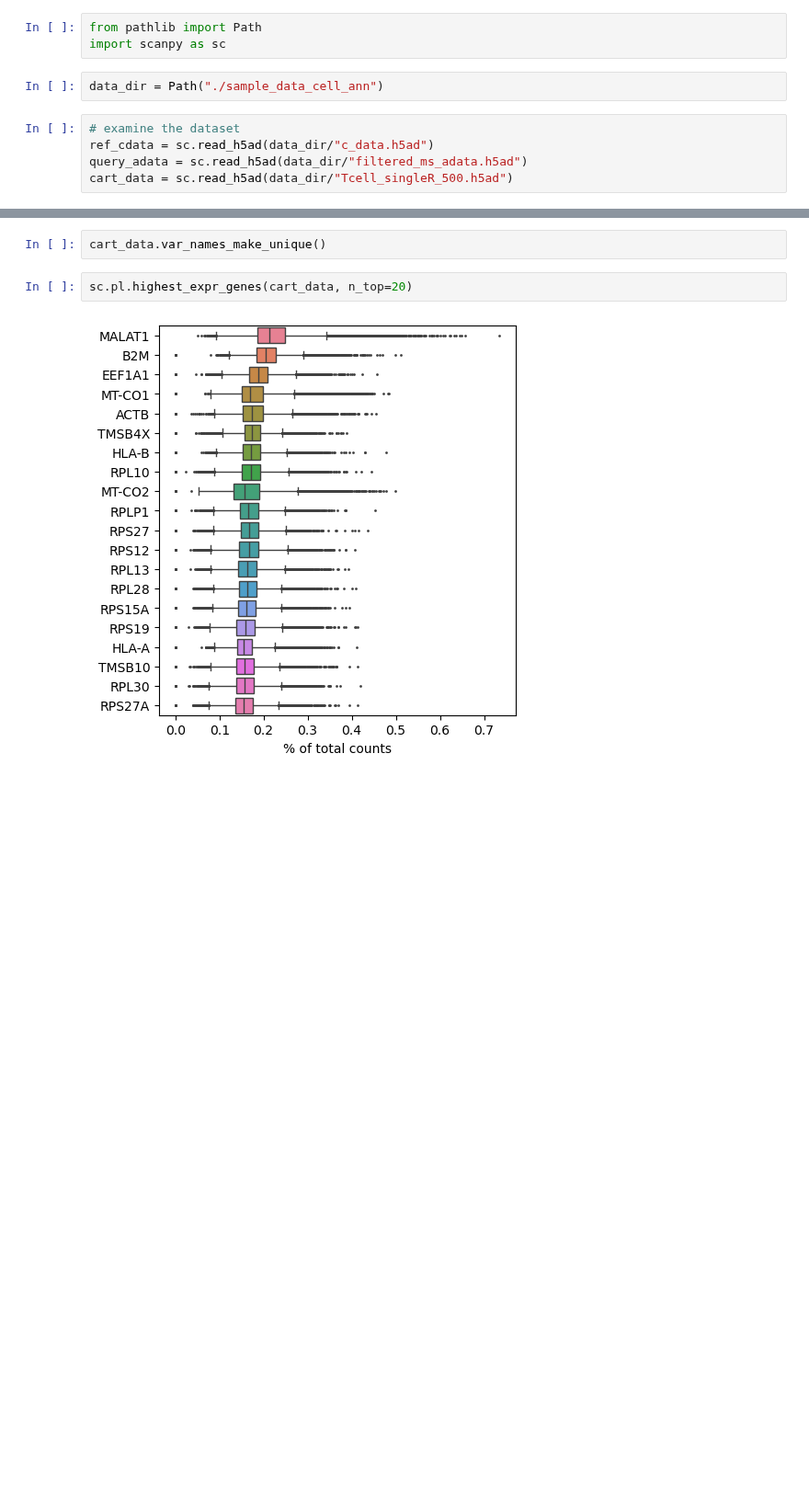
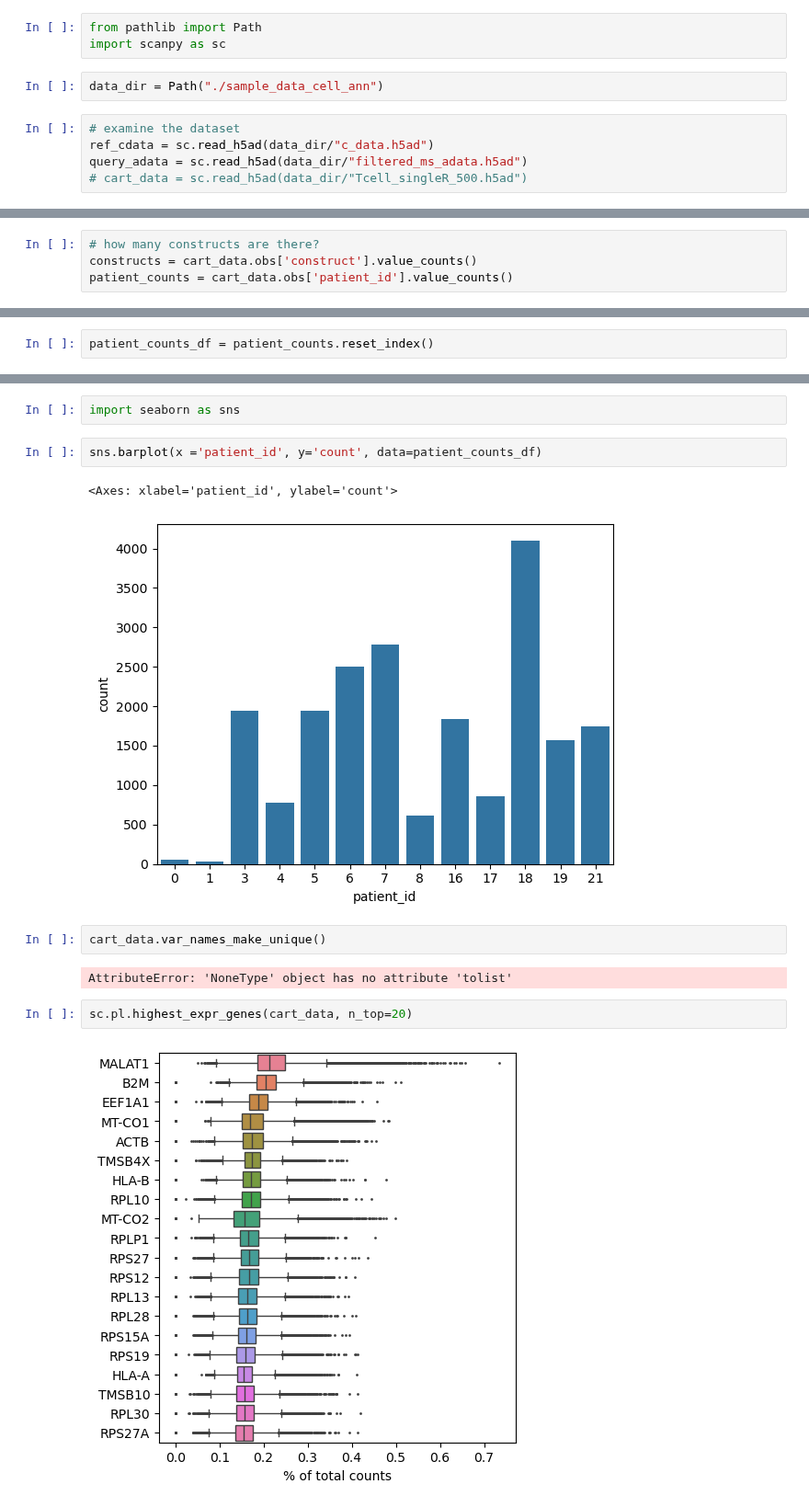
Before and after one commit to bowang-lab/scGPT, a Jupyter notebook: tutorials/data_exploration.ipynb, the cells around one changed output, grey strips where cells are left out. Shown at 92% size. Drawn from its saved outputs; the diff is of its cells as text; blank space fills up the shorter version.

Commit message:
added data exploration and updated finetuning script

```diff
--- a/tutorials/data_exploration.ipynb
+++ b/tutorials/data_exploration.ipynb
@@ -10,4 +10,4 @@ data_dir = Path("./sample_data_cell_ann")
 # examine the dataset
 ref_cdata = sc.read_h5ad(data_dir/"c_data.h5ad")
 query_adata = sc.read_h5ad(data_dir/"filtered_ms_adata.h5ad")
-cart_data = sc.read_h5ad(data_dir/"Tcell_singleR_500.h5ad")
+# cart_data = sc.read_h5ad(data_dir/"Tcell_singleR_500.h5ad")
@@ -13,0 +60,4 @@ cart_data = sc.read_h5ad(data_dir/"Tcell_singleR_500.h5ad")
+# %%
+# how many constructs are there?
+constructs = cart_data.obs['construct'].value_counts()
+patient_counts = cart_data.obs['patient_id'].value_counts()
@@ -13,0 +93,2 @@ cart_data = sc.read_h5ad(data_dir/"Tcell_singleR_500.h5ad")
+# %%
+patient_counts_df = patient_counts.reset_index()
@@ -14,5 +112,14 @@ cart_data = sc.read_h5ad(data_dir/"Tcell_singleR_500.h5ad")
+# %%
+import seaborn as sns
+# %%
+sns.barplot(x ='patient_id', y='count', data=patient_counts_df)
+# %% [output]
+<Axes: xlabel='patient_id', ylabel='count'>
+[figure, added]
 # %%
 cart_data.var_names_make_unique()
+# %% [output]
+AttributeError: 'NoneType' object has no attribute 'tolist'
 # %%
 sc.pl.highest_expr_genes(cart_data, n_top=20)
 # %% [output]
```
Also changed, not shown: parts of 8 cells of this notebook.
